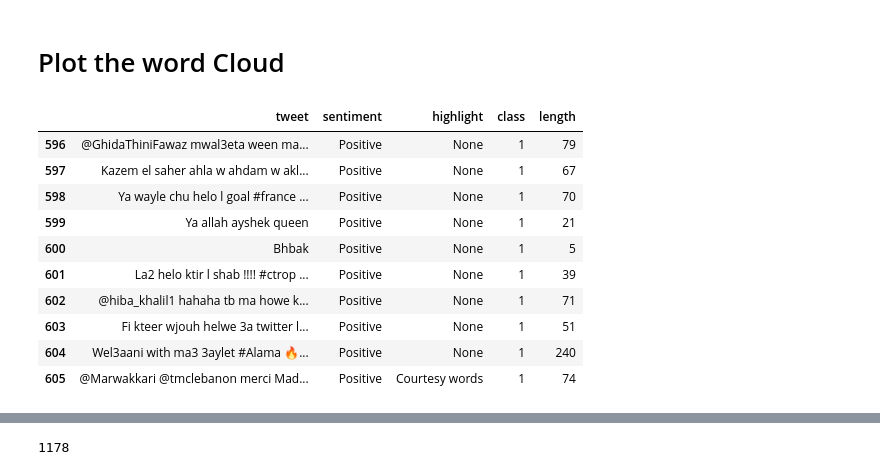
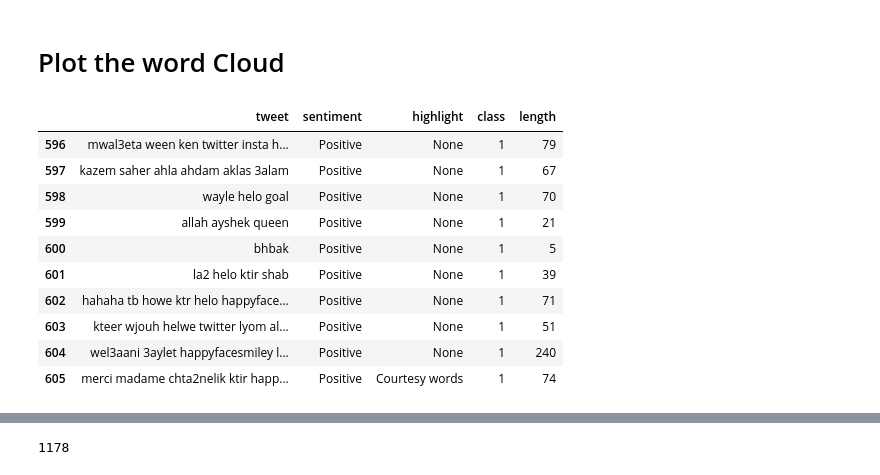
Before and after one commit to manelbenabid/Lebanese-Arabizi-Tweet-Sentiment-Analysis, a Jupyter notebook: Data_Preprocessing.ipynb, the cells around one changed output, grey strips where cells are left out. Cells and saved outputs as stored; diff of their text form; code cells hidden in the pictures.

Commit message:
Cleaned the data

```diff
--- a/Data_Preprocessing.ipynb
+++ b/Data_Preprocessing.ipynb
@@ -213,24 +239,30 @@ shu hal hmar hayda
 # %%
 def sound_effects(tweet):
     # substitute laughter sound effect
-    tweet = re.sub(r'(hahah*)+', 'laughter', tweet)
-    tweet = re.sub(r'(hihih*)+', 'laughter', tweet)
-    tweet = re.sub(r'(heheh*)+', 'laughter', tweet)
-    tweet = re.sub(r'waha(ha)+', 'laughter', tweet)
-    tweet = re.sub(r'(lo+l*)+', 'laughter', tweet)
+    tweet = re.sub(r'\b(hahah*)+\b', 'laughter', tweet)
+    tweet = re.sub(r'\b(hihih*)+\b', 'laughter', tweet)
+    tweet = re.sub(r'\b(heheh*)+\b', 'laughter', tweet)
+    tweet = re.sub(r'\bwaha(ha)+\b', 'laughter', tweet)
+    tweet = re.sub(r'\b(lo+l*)+\b', 'laughter', tweet)
 
     # substitute amazement
-    tweet = re.sub(r'(y+a+)+y+', 'amazement', tweet)
-    tweet = re.sub(r'(w+o+)+w+', 'amazement', tweet)
-    tweet = re.sub(r'(w+a+)+w+', 'amazement', tweet)
+    tweet = re.sub(r'\b(y+a+)+y+\b', 'amazement', tweet)
+    tweet = re.sub(r'\b(w+o+)+w+\b', 'amazement', tweet)
+    tweet = re.sub(r'\b(w+a+)+w+\b', 'amazement', tweet)
+    tweet = re.sub(r'\b(w+o+a+h+)\b', 'amazement', tweet)
 
     # substitute surprise
-    tweet = re.sub(r'o+h+', 'surprise', tweet)
-    tweet = re.sub(r'a+h+', 'surprise', tweet)
-    tweet = re.sub(r'o+w+', 'surprise', tweet)
+    tweet = re.sub(r'\bo+h+\b', 'surprise', tweet)
+    tweet = re.sub(r'\ba+h+\b', 'surprise', tweet)
+    tweet = re.sub(r'\bo+w+\b', 'surprise', tweet)
 
 
     # Remove extra spaces and trim the tweet
     tweet = ' '.join(tweet.split())
 
     return tweet
+# %%
+tweet = ''' hahahhahah shou mahdoum looololol
+yyayyyy waawww wow oooohhhh aaahhhhh owwww woaaahhh'''
+tweet = sound_effects(tweet)
+print(tweet)
@@ -276,3 +310,13 @@ We will apply the functions that we created on the data we have in this order:
 1. Replace sound effects
 
 *Note*: We have replaced all the important emojis before so in step 2. remove emojis we are removing non-significant emojis such as "eyes" and "fire" and others.
+# %%
+def tweet_cleaning(tweet):
+  tweet = remove_tags_hashtags_url(tweet)
+  tweet = remove_emojis(tweet)
+  tweet = remove_standalone_numbers(tweet)
+  tweet = remove_punction_stop_words(tweet)
+  tweet = convert_to_lowercase(tweet)
+  tweet = sound_effects(tweet)
+
+  return tweet
@@ -278,0 +333,4 @@ We will apply the functions that we created on the data we have in this order:
+# %%
+# Let's test the cleaning functions
+df_clean = df
+df_clean['tweet'] = df['tweet'].apply(tweet_cleaning)
@@ -279,18 +353,18 @@ We will apply the functions that we created on the data we have in this order:
 # %% [markdown]
 # Plot the word Cloud
 # %%
-positive = df[df['class']==1]
+positive = df_clean[df_clean['class']==1]
 positive.head(10)
 # %% [output]
 |  | tweet | sentiment | highlight | class | length |
-| 596 | @GhidaThiniFawaz mwal3eta ween ma... | Positive | None | 1 | 79 |
-| 597 | Kazem el saher ahla w ahdam w akl... | Positive | None | 1 | 67 |
-| 598 | Ya wayle chu helo l goal #france ... | Positive | None | 1 | 70 |
-| 599 | Ya allah ayshek queen | Positive | None | 1 | 21 |
-| 600 | Bhbak | Positive | None | 1 | 5 |
-| 601 | La2 helo ktir l shab !!!! #ctrop ... | Positive | None | 1 | 39 |
-| 602 | @hiba_khalil1 hahaha tb ma howe k... | Positive | None | 1 | 71 |
-| 603 | Fi kteer wjouh helwe 3a twitter l... | Positive | None | 1 | 51 |
-| 604 | Wel3aani with ma3 3aylet #Alama 🔥... | Positive | None | 1 | 240 |
-| 605 | @Marwakkari @tmclebanon merci Mad... | Positive | Courtesy words | 1 | 74 |
+| 596 | mwal3eta ween ken twitter insta h... | Positive | None | 1 | 79 |
+| 597 | kazem saher ahla ahdam aklas 3alam | Positive | None | 1 | 67 |
+| 598 | wayle helo goal | Positive | None | 1 | 70 |
+| 599 | allah ayshek queen | Positive | None | 1 | 21 |
+| 600 | bhbak | Positive | None | 1 | 5 |
+| 601 | la2 helo ktir shab | Positive | None | 1 | 39 |
+| 602 | hahaha tb howe ktr helo happyface... | Positive | None | 1 | 71 |
+| 603 | kteer wjouh helwe twitter lyom al... | Positive | None | 1 | 51 |
+| 604 | wel3aani 3aylet happyfacesmiley l... | Positive | None | 1 | 240 |
+| 605 | merci madame chta2nelik ktir happ... | Positive | Courtesy words | 1 | 74 |
 # %%
```
Also changed, not shown: parts of 18 cells of this notebook.
